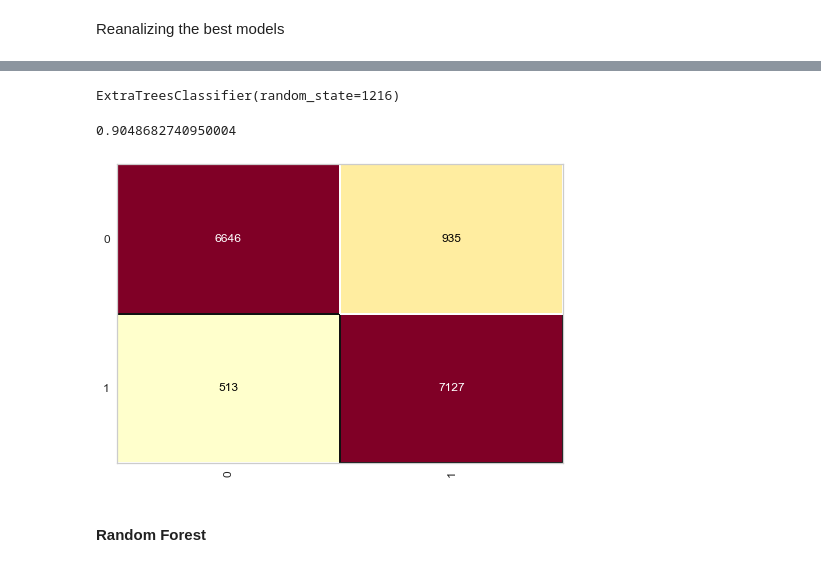
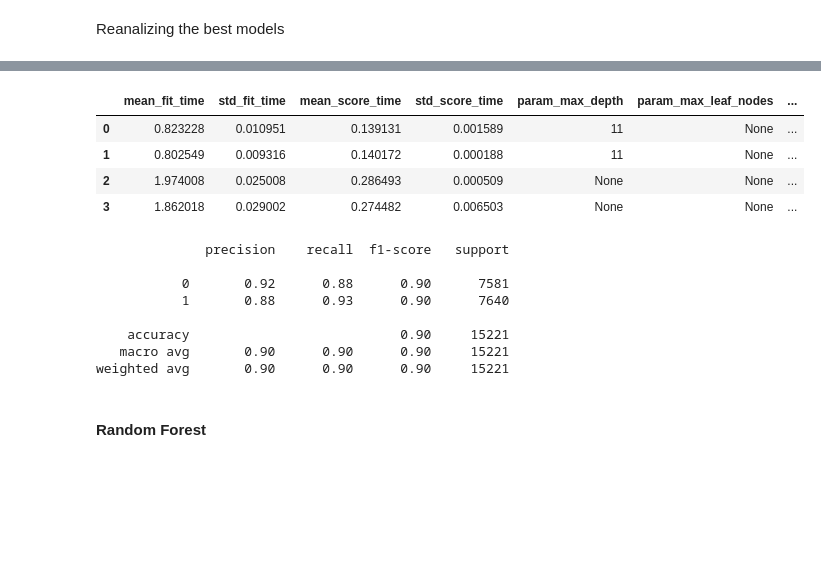
Before and after one commit to o-guilherme/IFSP-Proj-Sem2, a Jupyter notebook: Models Training.ipynb, the cells around one changed output, grey strips where cells are left out. Saved outputs shown, nothing was run; the diff lists cells and outputs as text; code cells hidden in the pictures; blank space fills up the shorter version.

```diff
--- a/Models Training.ipynb
+++ b/Models Training.ipynb
@@ -302,5 +302,6 @@ gridDecisionTree = GridSearchCV(estimator = extra_tree,
                                 param_grid = values_grid,
                                 cv = 2, verbose = 3,
                                 scoring='accuracy',
-                                pre_dispatch=-1)
+                                pre_dispatch=-1,
+                               )
 # %%
@@ -333,16 +318,0 @@ array([2, 3, 4, None], dtype=object)
-# %%
-#Testing the oversampled- dataset first
-extra_tree = ExtraTreesClassifier(random_state=1216)
-
-xtrees.fit(X_train,y_train)
-# %% [output]
-ExtraTreesClassifier(random_state=1216)
-# %%
-predictions = xtrees.predict(X_test)
-confusion = confusion_matrix(y_test, predictions)
-cm = ConfusionMatrix(xtrees)
-cm.fit(X_train, y_train)
-cm.score(X_test, y_test)
-# %% [output]
-0.9048682740950004
-[figure, removed]
@@ -366,0 +319,8 @@ a
+# %%
+pd.DataFrame(gridDecisionTree.cv_results_)
+# %% [output]
+|  | mean_fit_time | std_fit_time | mean_score_time | std_score_time | param_max_depth | param_max_leaf_nodes | ... |
+| 0 | 0.823228 | 0.010951 | 0.139131 | 0.001589 | 11 | None | ... |
+| 1 | 0.802549 | 0.009316 | 0.140172 | 0.000188 | 11 | None | ... |
+| 2 | 1.974008 | 0.025008 | 0.286493 | 0.000509 | None | None | ... |
+| 3 | 1.862018 | 0.029002 | 0.274482 | 0.006503 | None | None | ... |
@@ -367,2 +333,13 @@ a
+# %%
+print(classification_report(y_test, best.predict(X_test)))
+# %% [output]
+              precision    recall  f1-score   support
+
+           0       0.92      0.88      0.90      7581
+           1       0.88      0.93      0.90      7640
+
+    accuracy                           0.90     15221
+   macro avg       0.90      0.90      0.90     15221
+weighted avg       0.90      0.90      0.90     15221
 # %% [markdown]
 #### Random Forest
```
Also changed, not shown: parts of 30 cells of this notebook.
